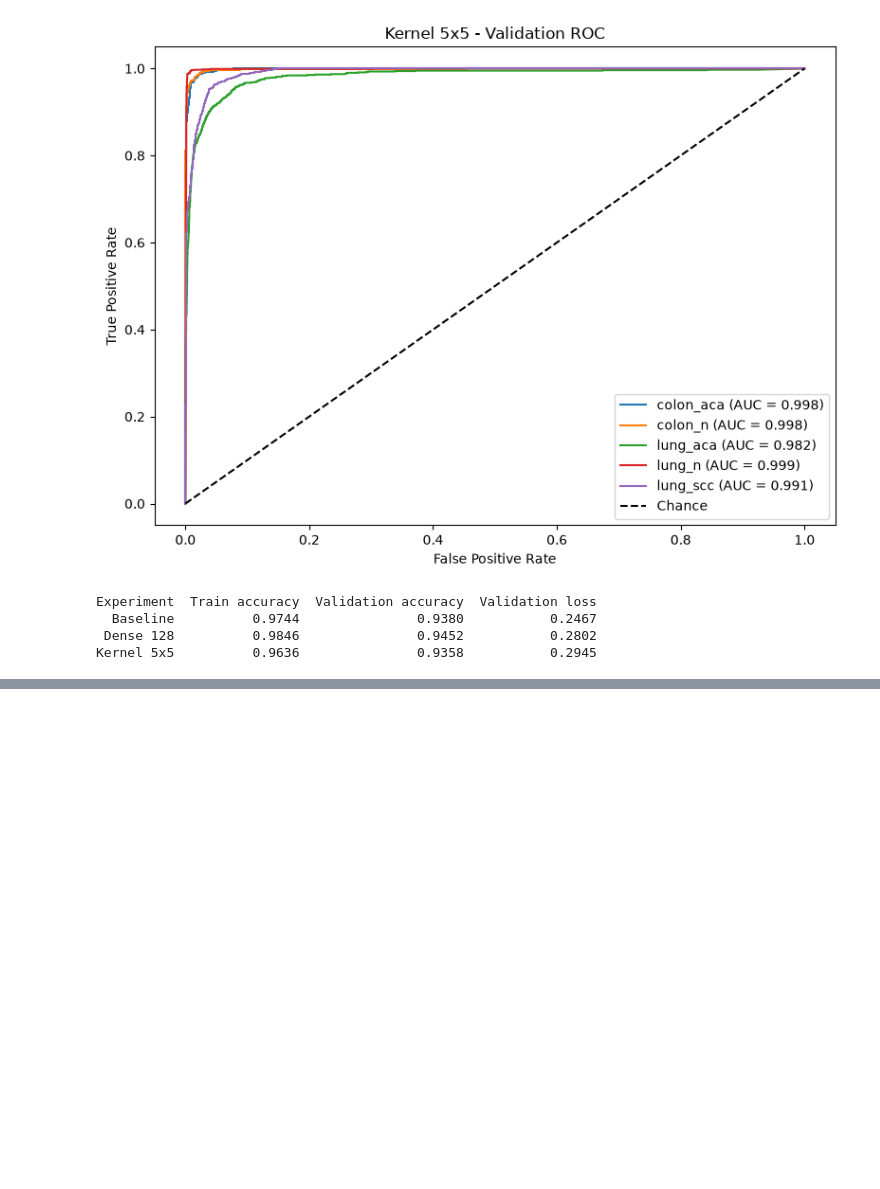
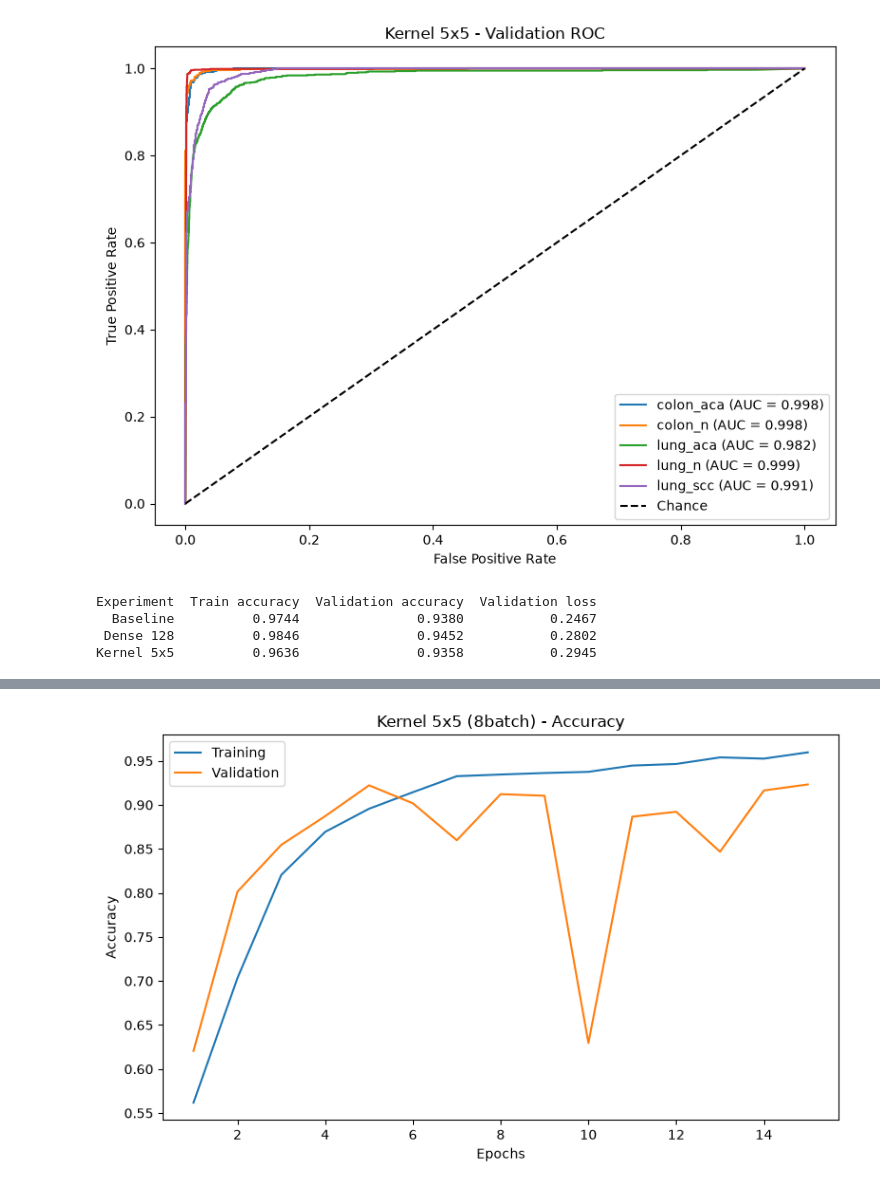
Before and after one commit to lordmana/Lung-and-Colon-Cancer-Classification, a Jupyter notebook: DL_Assignment_2026_StartingCode_LC25000_0551.ipynb, the cells around one changed output, grey strips where cells are left out. Saved outputs shown, nothing was run; the diff lists cells and outputs as text; code cells hidden in the pictures; blank space fills up the shorter version.

```diff
--- a/DL_Assignment_2026_StartingCode_LC25000_0551.ipynb
+++ b/DL_Assignment_2026_StartingCode_LC25000_0551.ipynb
@@ -838,0 +901,14 @@ Kernel 5x5          0.9636               0.9358           0.2945
+# %%
+# Plot training and validation accuracy for the Kernel 5x5 experiment.
+plt.figure(figsize=(8, 5))
+epochs = range(1, len(kernel5b8_history.history['accuracy']) + 1)
+plt.plot(epochs, kernel5b8_history.history['accuracy'], label='Training')
+plt.plot(epochs, kernel5b8_history.history['val_accuracy'], label='Validation')
+plt.xlabel('Epochs')
+plt.ylabel('Accuracy')
+plt.title('Kernel 5x5 (8batch) - Accuracy')
+plt.legend()
+plt.tight_layout()
+plt.show()
+# %% [output]
+[figure, added]
```
Also changed, not shown: parts of 6 cells of this notebook.
